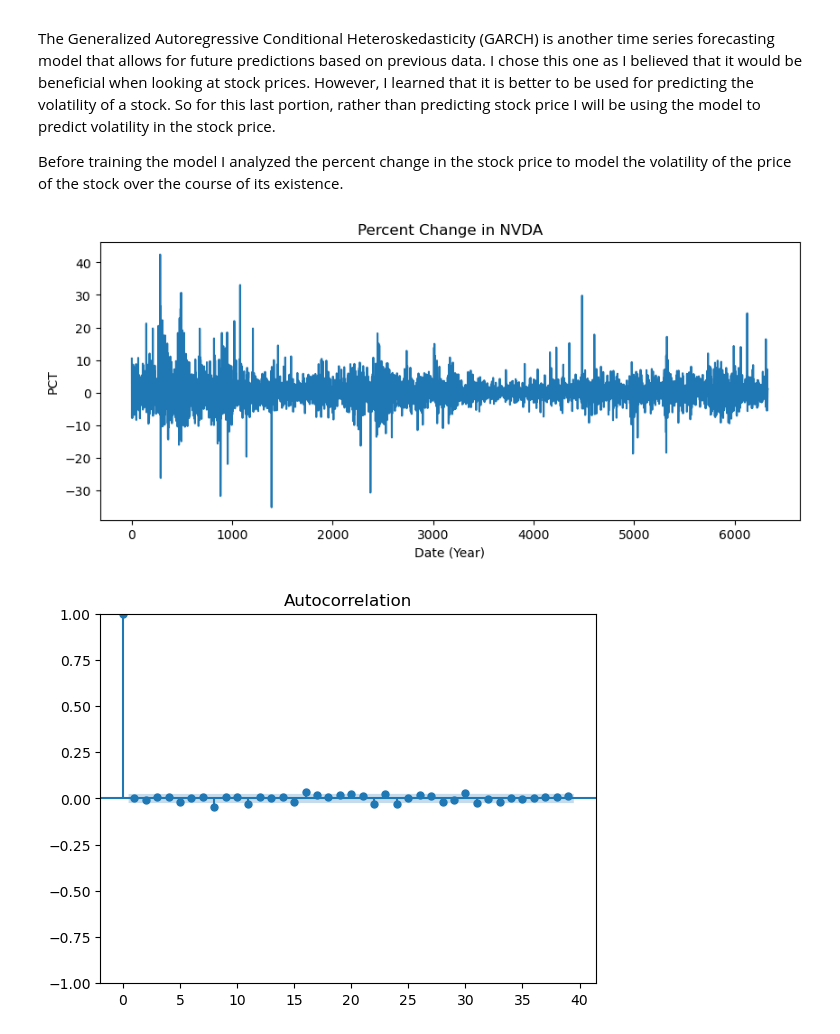
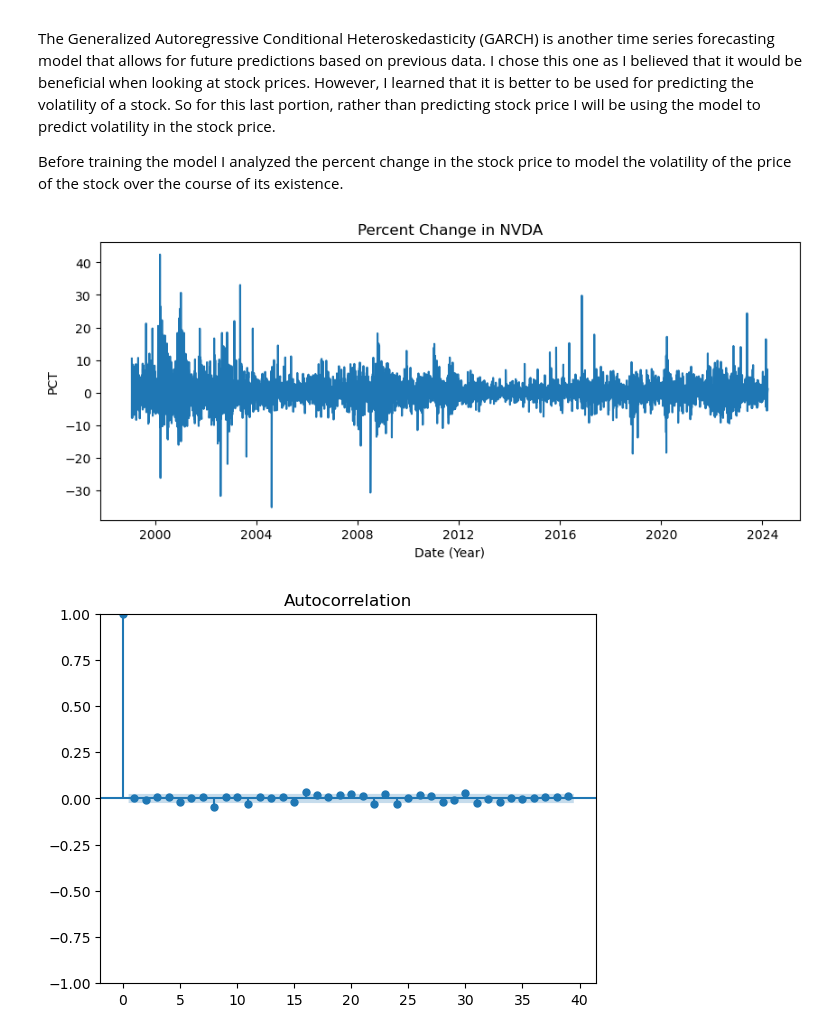
Before and after one commit to spencerhirsch/mlwhite, a Jupyter notebook: projects/project1/project1.ipynb, the cells around one changed output. Saved outputs shown, nothing was run; the diff lists cells and outputs as text; code cells hidden in the pictures.

Commit message:
adding data preprocessing

```diff
--- a/projects/project1/project1.ipynb
+++ b/projects/project1/project1.ipynb
@@ -388,15 +414,17 @@ The Generalized Autoregressive Conditional Heteroskedasticity (GARCH) is another
 Before training the model I analyzed the percent change in the stock price to model the volatility of the price of the stock over the course of its existence.
 # %%
 data = pd.read_csv('combined.csv')
+data['Date'] = pd.to_datetime(data['Date'])
+data.set_index('Date', inplace=True)
 returns = 100 * data['NVDA_Close'].pct_change().dropna()
 plt.figure(figsize=(10, 4))
 plt.plot(returns)
 plt.title('Percent Change in NVDA')
 plt.xlabel('Date (Year)')
 plt.ylabel('PCT')
 plt.show()
 # %% [output]
-[figure, old version]
+[figure, new version]
 # %%
 from statsmodels.graphics.tsaplots import plot_acf, plot_pacf
 
```
Also changed, not shown: parts of 17 cells of this notebook, 2 other files.
